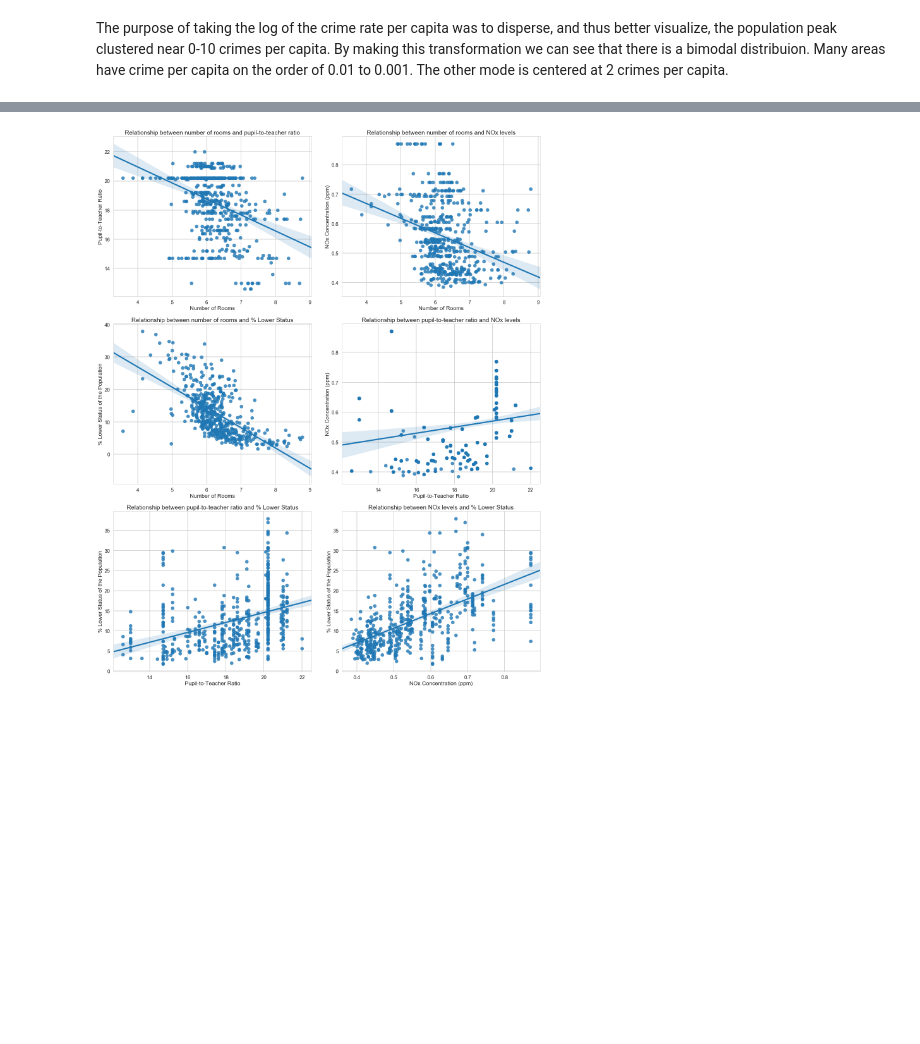
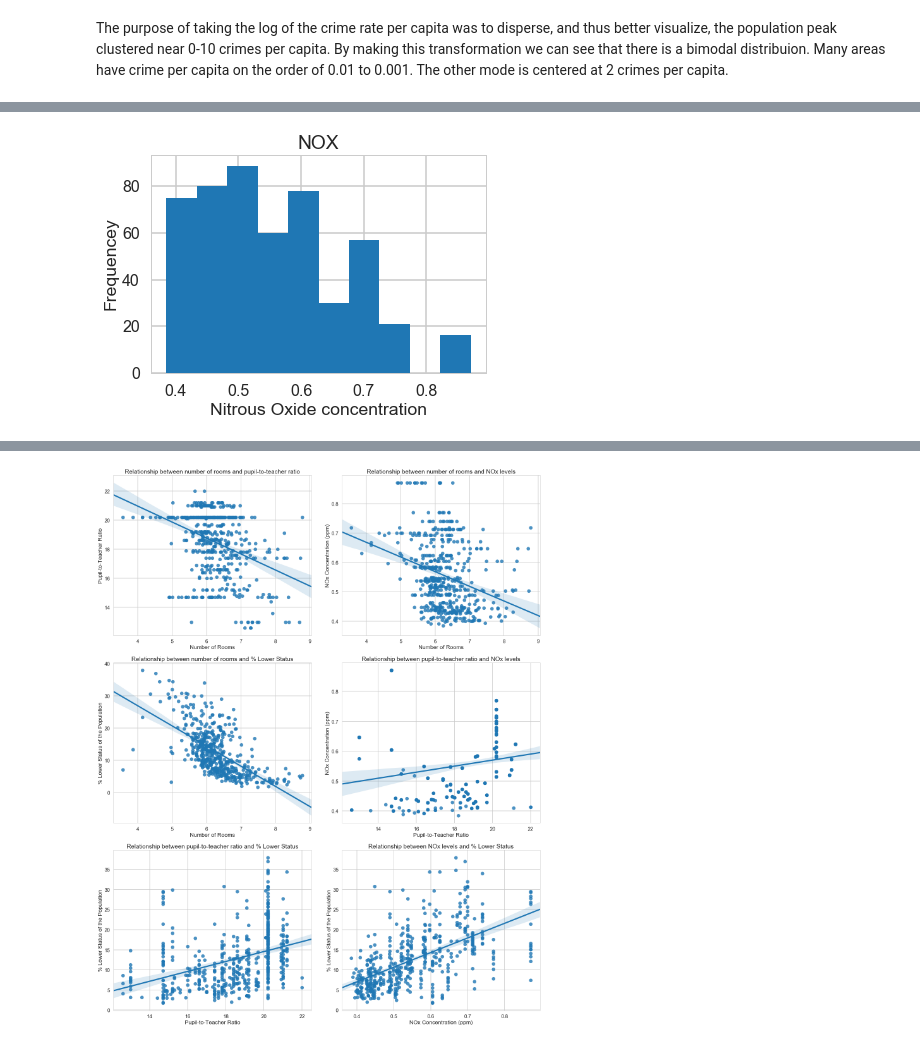
Before and after one commit to dipanjan123/machine-learning, a Jupyter notebook: Mini_Project_Linear_Regression.ipynb, the cells around one changed output, grey strips where cells are left out. Saved outputs shown, nothing was run; the diff lists cells and outputs as text; code cells hidden in the pictures; blank space fills up the shorter version.

```diff
--- a/Mini_Project_Linear_Regression.ipynb
+++ b/Mini_Project_Linear_Regression.ipynb
@@ -371,0 +390,8 @@ The purpose of taking the log of the crime rate per capita was to disperse, and
+# %%
+plt.hist(bos['NOX'])
+plt.title("NOX")
+plt.xlabel("Nitrous Oxide concentration")
+plt.ylabel("Frequencey")
+plt.show()
+# %% [output]
+[figure, added]
```
Also changed, not shown: parts of 18 cells of this notebook.
